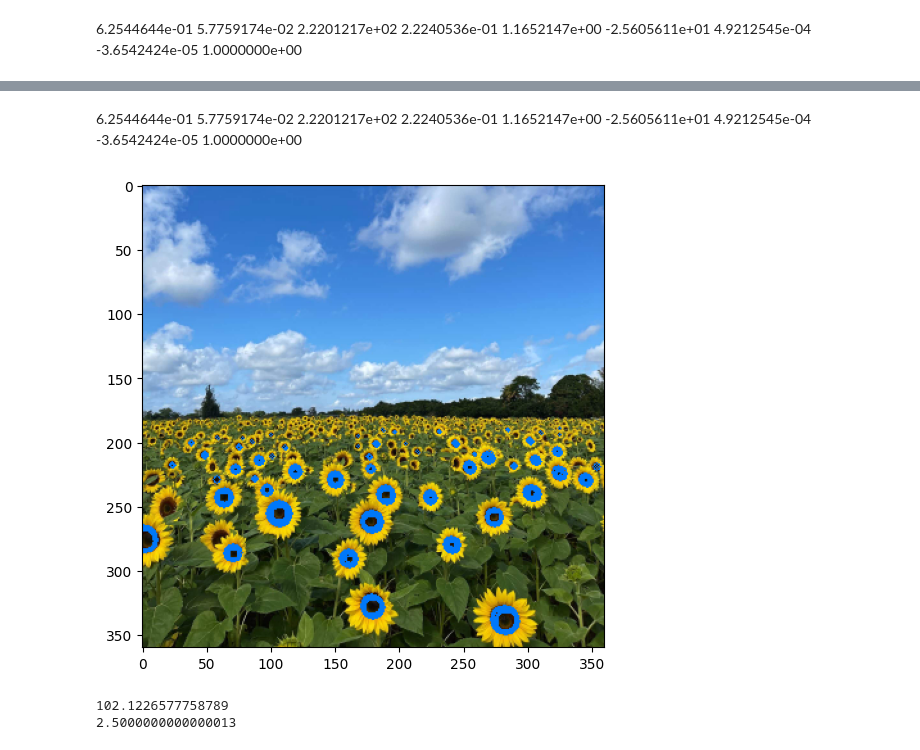
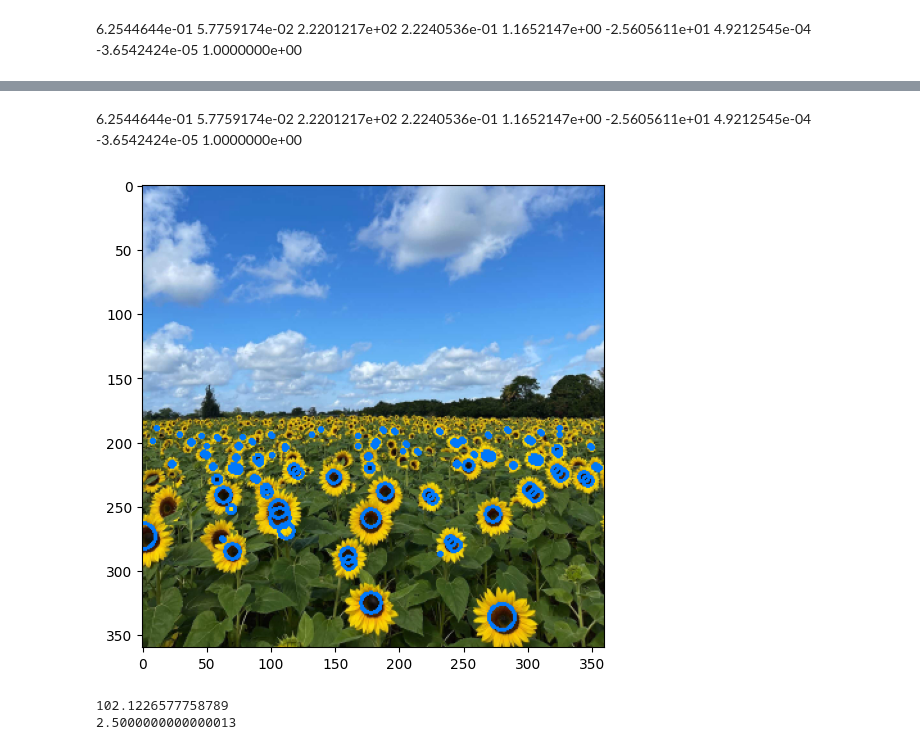
Before and after one commit to Pabadhi/ML_assignment2, a Jupyter notebook: assignment2_1.ipynb, the cells around one changed output, grey strips where cells are left out. Drawn from its saved outputs; the diff is of its cells as text; code cells hidden in the pictures.

```diff
--- a/assignment2_1.ipynb
+++ b/assignment2_1.ipynb
@@ -331,9 +281,9 @@ def click_event(event, x, y, flags, param):
         if len(corner_points) == 4:
             cv.destroyAllWindows()
 
-img=cv.cvtColor(cv.imread('Screenshot 2023-09-30 185402.png'), cv.COLOR_BGR2RGB)
+img=cv.cvtColor(cv.imread('Building_new.png'), cv.COLOR_BGR2RGB)
 
-background_image = cv.imread('Screenshot 2023-09-30 185402.png')
+background_image = cv.imread('Building_new.png')
 cv.imshow('Image', background_image)
 cv.setMouseCallback('Image', click_event)
 cv.waitKey(0)
@@ -349,6 +299,6 @@ Selected Corner Points:
 # %%
 
-img1=cv.imread('Screenshot 2023-09-30 185402.png')
+img1=cv.imread('Building_new.png')
 flag_image = cv.imread('Flag_of_the_United_Kingdom_(1-2).svg.png')
 pts_architecture = np.array(corner_points, dtype=np.float32)
 pts_flag = np.array([[0, 0], [flag_image.shape[1], 0], [flag_image.shape[1], flag_image.shape[0]], [0, flag_image.shape[0]]], dtype=np.float32)
@@ -593,5 +435,5 @@ Best Estimated Homography Matrix:
 # %% [markdown]
-6.2544644e-01   5.7759174e-02   2.2201217e+02
+   6.2544644e-01   5.7759174e-02   2.2201217e+02
    2.2240536e-01   1.1652147e+00  -2.5605611e+01
    4.9212545e-04  -3.6542424e-05   1.0000000e+00
 # %%
@@ -624,33 +460,28 @@ for i, sigma in enumerate(sigma_values):
 # %%
 import cv2 as cv
 import numpy as np
 import matplotlib.pyplot as plt
 
 # Load the image
 image = cv.imread('the_berry_farms_sunflower_field.jpeg', cv.IMREAD_REDUCED_COLOR_4)
 image = cv.cvtColor(image, cv.COLOR_BGR2RGB)
 h, w, _ = image.shape
 circle_mask = np.zeros((int(h),int(w)), dtype=np.uint8)
-
-#scale_threshold = 0.79 * np.max(scale_space)
-scale_threshold=81.5
-
+scale_threshold=77.5
 for i in range(h):
     for j in range(w):
         max_scale = np.max(scale_space[i, j, :])
-        # Check if the maximum scale value at this location is above the threshold
-        #if max_scale > scale_threshold and circle_mask[i, j] == 0:
-        if max_scale > scale_threshold:
+        if max_scale > scale_threshold and circle_mask[i, j] == 0:
             scale_idx = np.argmax(scale_space[i, j, :])
             sigma = sigma_values[scale_idx]
             s = int((2**0.5) * sigma)
-            cv.circle(image, (j, i), s, (0, 120, 250), 1)
-            #cv.circle(circle_mask, (j, i), s, 1, -1)
+            cv.circle(image, (j, i), s, (0, 120, 250), 2)
+            cv.circle(circle_mask, (j, i), s, 1, -1)
 plt.figure(figsize=(6, 6))
 plt.imshow(image)
 plt.show()
 # %% [output]
-[figure, old version]
+[figure, new version]
 # %%
 indices = np.unravel_index(np.argmax(scale_space, axis=None), scale_space.shape)
 print(np.max(scale_space)) # r = \sqrt{2}*sigma
```
Also changed, not shown: parts of 8 cells of this notebook, 1 other file.
